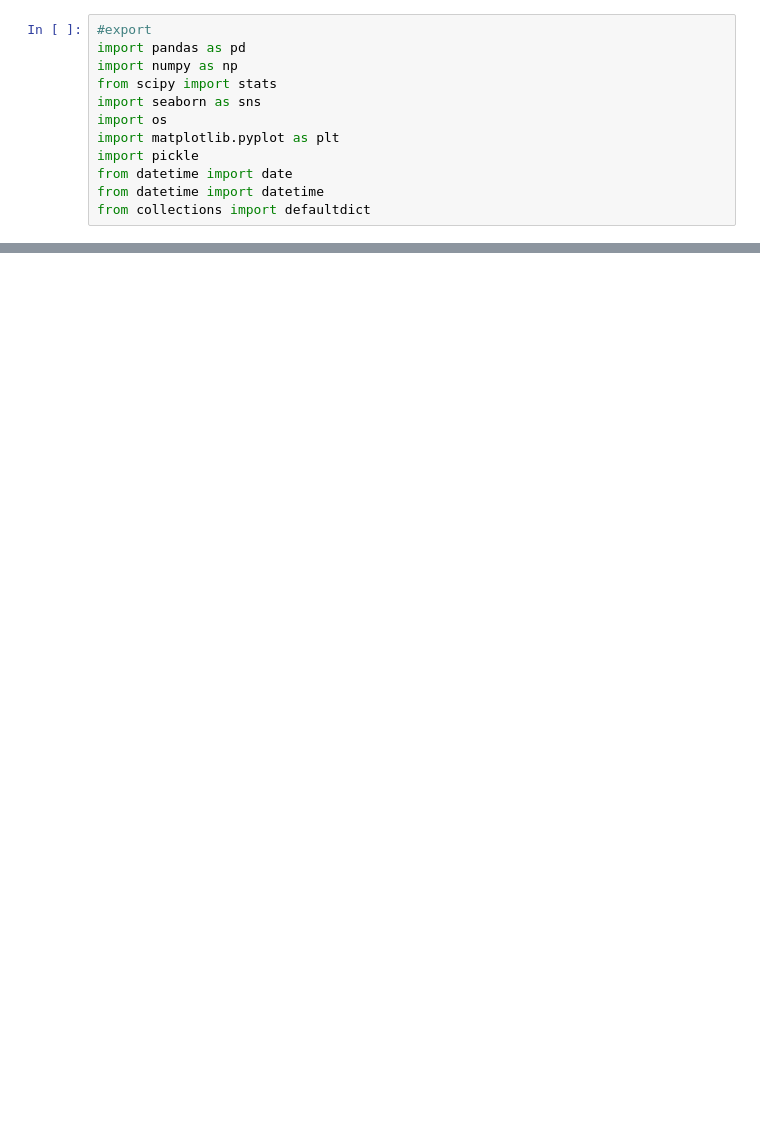
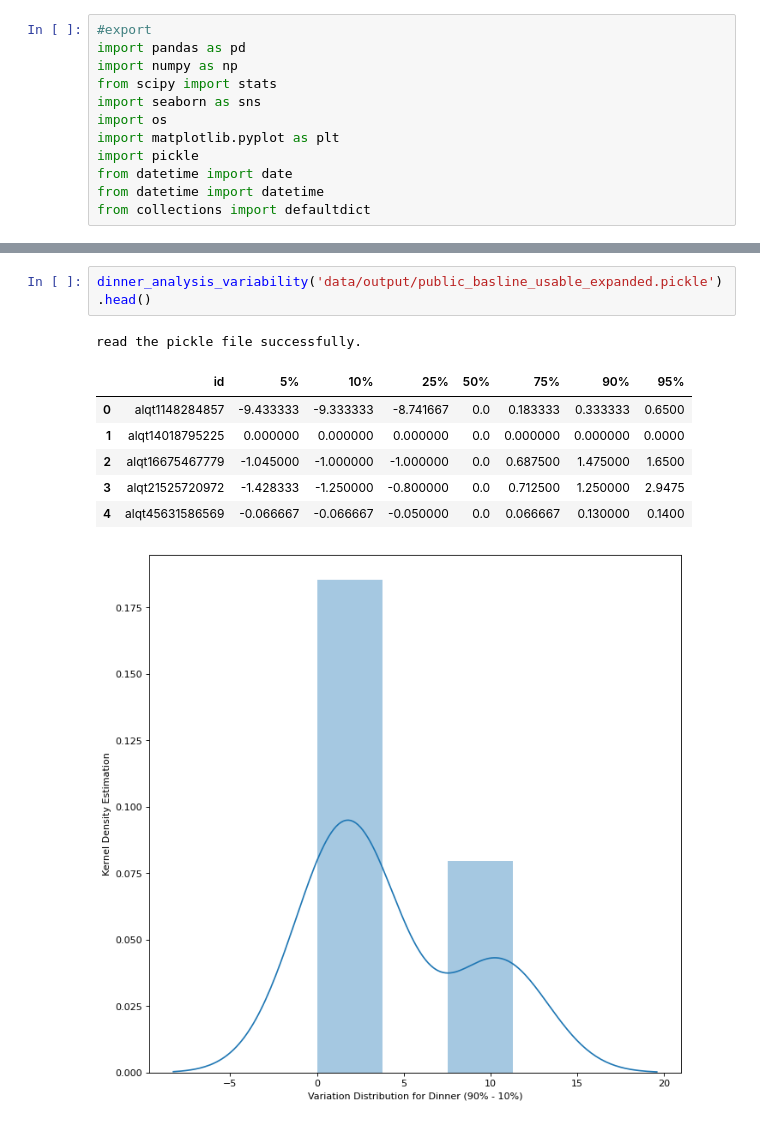
Before and after one commit to tktran11/treets, a Jupyter notebook: 00_core.ipynb, the cells around one changed output, grey strips where cells are left out. Cells and saved outputs as stored; diff of their text form; blank space fills up the shorter version.

```diff
--- a/00_core.ipynb
+++ b/00_core.ipynb
@@ -333,0 +655,11 @@ All food is counted!
+# %%
+dinner_analysis_variability('data/output/public_basline_usable_expanded.pickle').head()
+# %% [output]
+read the pickle file successfully.
+|  | id | 5% | 10% | 25% | 50% | 75% | 90% | 95% |
+| 0 | alqt1148284857 | -9.433333 | -9.333333 | -8.741667 | 0.0 | 0.183333 | 0.333333 | 0.6500 |
+| 1 | alqt14018795225 | 0.000000 | 0.000000 | 0.000000 | 0.0 | 0.000000 | 0.000000 | 0.0000 |
+| 2 | alqt16675467779 | -1.045000 | -1.000000 | -1.000000 | 0.0 | 0.687500 | 1.475000 | 1.6500 |
+| 3 | alqt21525720972 | -1.428333 | -1.250000 | -0.800000 | 0.0 | 0.712500 | 1.250000 | 2.9475 |
+| 4 | alqt45631586569 | -0.066667 | -0.066667 | -0.050000 | 0.0 | 0.066667 | 0.130000 | 0.1400 |
+[figure, added]
```
Also changed, not shown: parts of 22 cells of this notebook, 3 other files.
